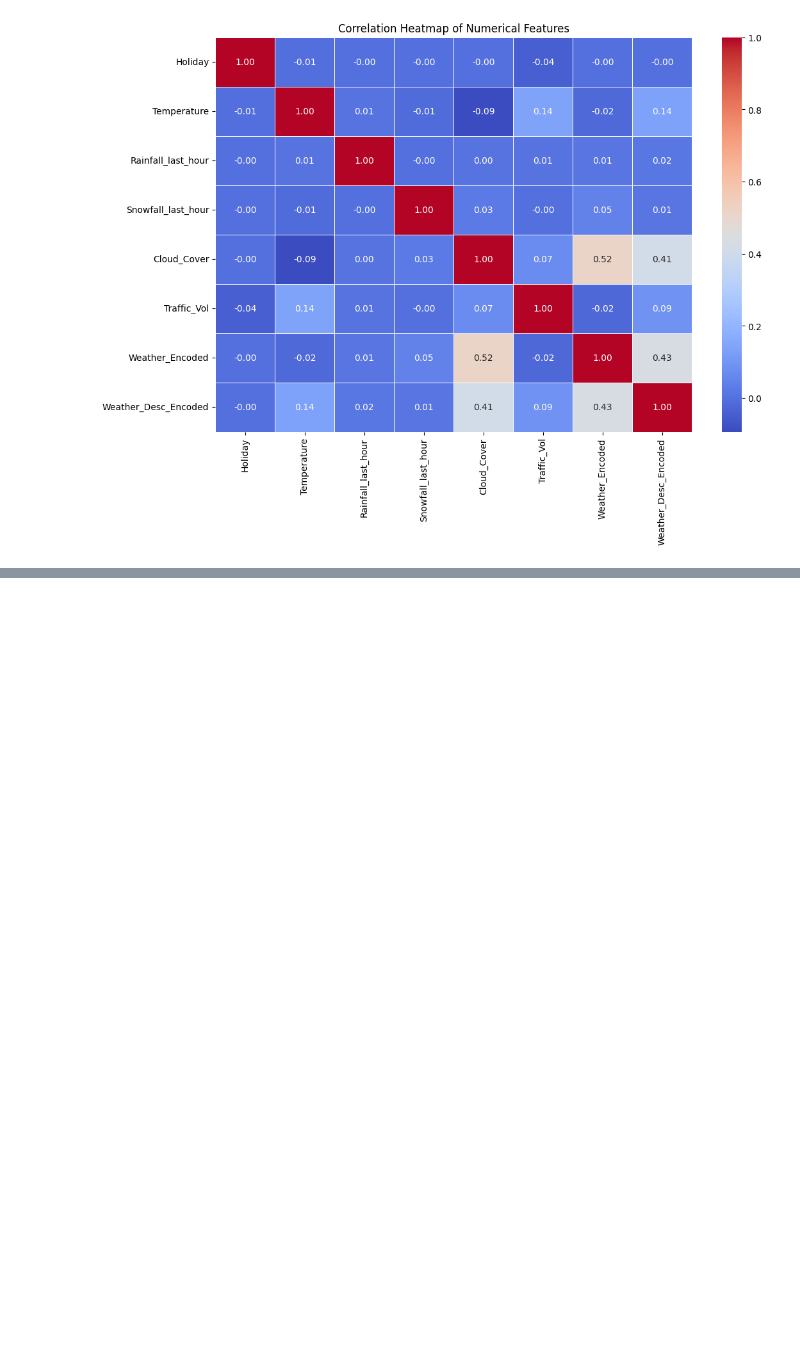
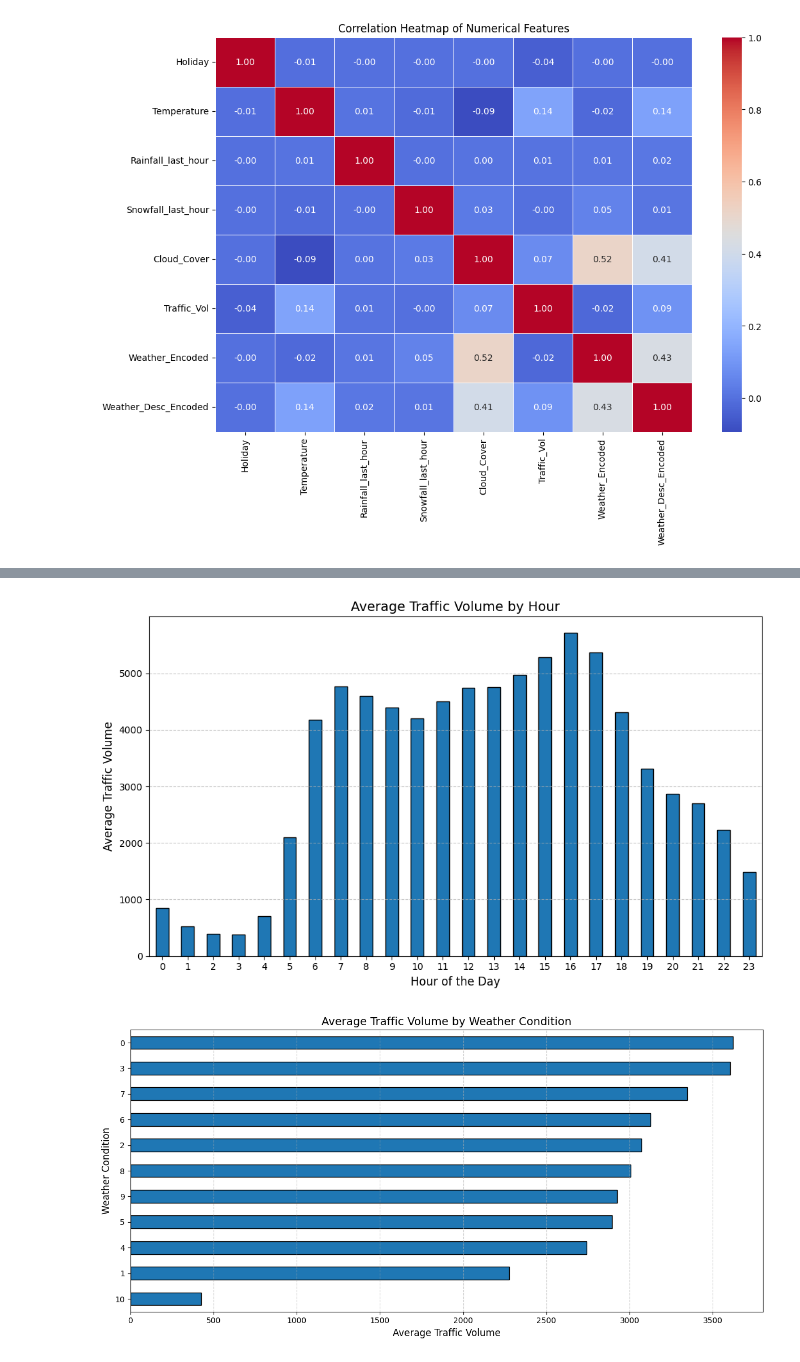
Before and after one commit to aneeshpatne/TGIHH-2024, a Jupyter notebook: EDA.ipynb, the cells around one changed output, grey strips where cells are left out. Drawn from its saved outputs; the diff is of its cells as text; code cells hidden in the pictures; blank space fills up the shorter version.

Commit message:
feat: Time series data plotting

```diff
--- a/EDA.ipynb
+++ b/EDA.ipynb
@@ -23,4 +62,6 @@ weather_desc_encoder = LabelEncoder()
 # %%
 df['Weather_Encoded'] = weather_encoder.fit_transform(df['Weather'])
+# %%
+df1['Weather_Encoded'] = weather_encoder.fit_transform(df1['Weather'])
 # %%
 df['Weather_Desc_Encoded'] = weather_encoder.fit_transform(df['Weather_Desc'])
@@ -74,0 +179,5 @@ ValueError: could not convert string to float: '02/10/08 9:00'
+# %%
+df['TimeStamp_Hour'] = df['TimeStamp'].str.extract(r'(\d+):')[0].astype(int)
+df['TimeStamp_Minute'] = df['TimeStamp'].str.extract(r':(\d+)')[0].astype(int)
+df['Is_AM'] = (df['TimeStamp_Hour'] < 12).astype(int)
+df.head()
@@ -74,0 +203,2 @@ ValueError: could not convert string to float: '02/10/08 9:00'
+# %%
+df['Date'] = pd.to_datetime(df['Date'], format='%d/%m/%y')
@@ -74,0 +216,3 @@ ValueError: could not convert string to float: '02/10/08 9:00'
+# %%
+df.drop(['TimeStamp'], axis=1, inplace=True)
+df1.drop(['TimeStamp'], axis=1, inplace=True)
@@ -74,0 +237,26 @@ ValueError: could not convert string to float: '02/10/08 9:00'
+# %%
+import matplotlib.pyplot as plt
+
+# Set up the figure for Traffic Volume by Hour
+plt.figure(figsize=(10, 6))
+df.groupby('TimeStamp_Hour')['Traffic_Vol'].mean().plot(kind='bar', edgecolor='black')
+plt.title('Average Traffic Volume by Hour', fontsize=14)
+plt.xlabel('Hour of the Day', fontsize=12)
+plt.ylabel('Average Traffic Volume', fontsize=12)
+plt.xticks(rotation=0)
+plt.grid(axis='y', linestyle='--', alpha=0.7)
+plt.tight_layout()
+plt.show()
+
+# Set up the figure for Traffic Volume by Weather
+plt.figure(figsize=(12, 6))
+df.groupby('Weather_Encoded')['Traffic_Vol'].mean().sort_values().plot(kind='barh', edgecolor='black')
+plt.title('Average Traffic Volume by Weather Condition', fontsize=14)
+plt.xlabel('Average Traffic Volume', fontsize=12)
+plt.ylabel('Weather Condition', fontsize=12)
+plt.grid(axis='x', linestyle='--', alpha=0.7)
+plt.tight_layout()
+plt.show()
+# %% [output]
+[figure, added]
+[figure, added]
```
Also changed, not shown: parts of 22 cells of this notebook.
